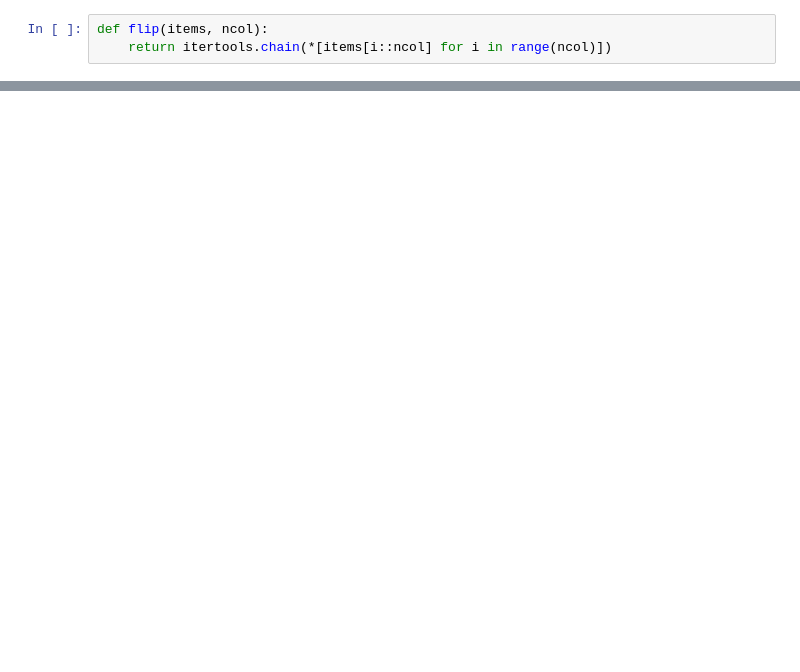
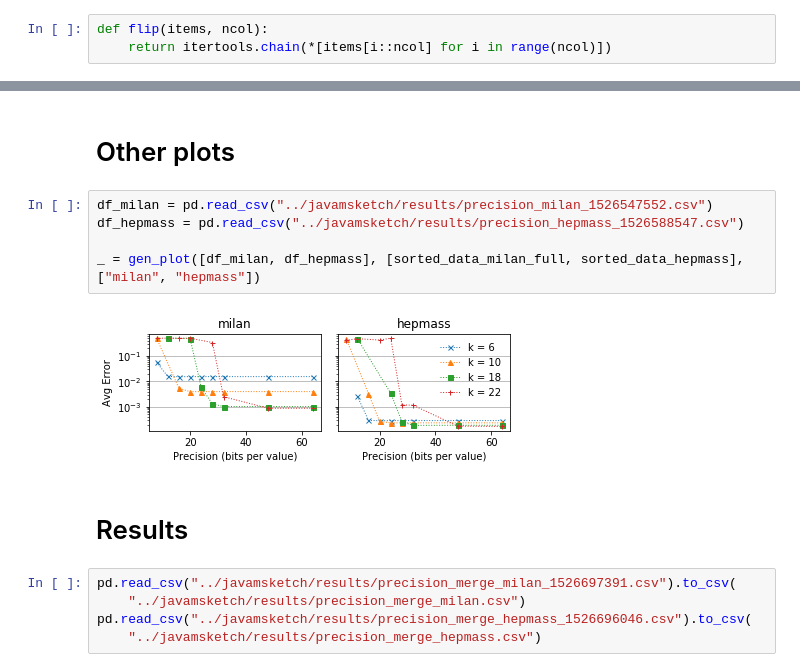
Before and after one commit to stanford-futuredata/msketch, a Jupyter notebook: analysis/Precision Benchmark.ipynb, the cells around one changed output, grey strips where cells are left out. Cells and saved outputs as stored; diff of their text form; blank space fills up the shorter version.

```diff
--- a/analysis/Precision Benchmark.ipynb
+++ b/analysis/Precision Benchmark.ipynb
@@ -247,0 +116,16 @@ _ = gen_plot([df_milan_merge, df_hepmass_merge], [sorted_data_milan_full, sorted
+# %% [markdown]
+# Other plots
+# %%
+df_milan = pd.read_csv("../javamsketch/results/precision_milan_1526547552.csv")
+df_hepmass = pd.read_csv("../javamsketch/results/precision_hepmass_1526588547.csv")
+
+_ = gen_plot([df_milan, df_hepmass], [sorted_data_milan_full, sorted_data_hepmass], ["milan", "hepmass"])
+# %% [output]
+[figure, added]
+# %% [markdown]
+# Results
+# %%
+pd.read_csv("../javamsketch/results/precision_merge_milan_1526697391.csv").to_csv(
+    "../javamsketch/results/precision_merge_milan.csv")
+pd.read_csv("../javamsketch/results/precision_merge_hepmass_1526696046.csv").to_csv(
+    "../javamsketch/results/precision_merge_hepmass.csv")
```
Also changed, not shown: parts of 11 cells of this notebook.
